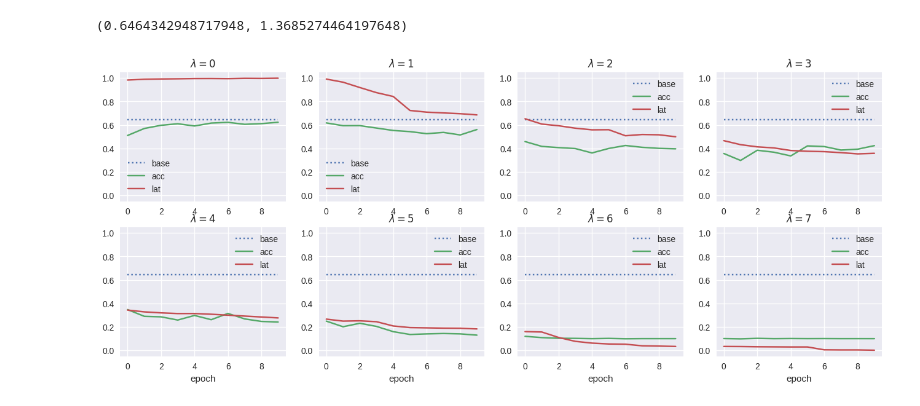
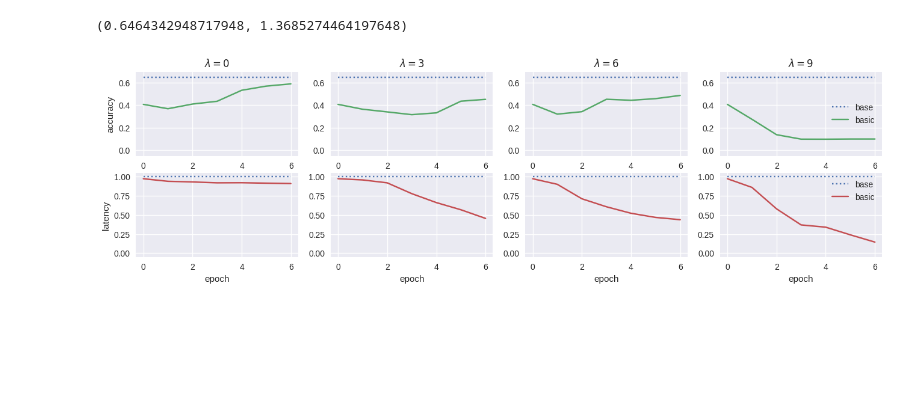
Before and after one commit to intsystems/2023-Problem-140, a Jupyter notebook: code/basic_experiment.ipynb, the cells around one changed output. Cells and saved outputs as stored; diff of their text form; code cells hidden in the pictures; blank space fills up the shorter version.

Commit message:
Update basic experiment to use mylib

```diff
--- a/code/basic_experiment.ipynb
+++ b/code/basic_experiment.ipynb
@@ -127,5 +96,5 @@ def validate(model, dataloader, device, getters: set=ALL):
 # %%
-base_acc, base_loss, _ = validate(model, test_dl, 'cuda', ACC | LOSS)
+base_acc, base_loss, _ = validate(model, utils.ACC | utils.LOSS, **valid_params)
 base_acc, base_loss
 # %% [output]
 (0.6464342948717948, 1.3685274464197648)
@@ -136,14 +101 @@ times /= times.sum()
-# %%
-def train_epoch(imodel, optimizer, lambd, dl=train_dl):
-    for i, (X, y) in enumerate(dl):
-        if X.shape[0] != 64:
-            continue
-
-        optimizer.zero_grad()
-
-        y_pred = imodel(X.to(device))
-        loss = loss_fn(y_pred, y.to(device)) + lambd * imodel.sample_gammas().dot(times)
-        loss.backward()
-
-        optimizer.step()
 # %%
@@ -191,20 +140,34 @@ for lambd in tqdm(lambds, total=len(lambds)):
 # %%
 w = 4
-fig, axs = plt.subplots(2, w, figsize=(w*4, 6))
+plt.figure(figsize=(w*4, 4))
 
-for i, key in enumerate(lambda_report):
-    if i == 8:
-        break
-    axs[i//w][i%w].set_title(rf"$\lambda={key}$")
-    axs[i//w][i%w].plot([base_acc]*EPOCHS, label='base', ls=':')
-    axs[i//w][i%w].plot(lambda_report[key]['acc_rel'], label='acc')
-    axs[i//w][i%w].plot(lambda_report[key]['lat_rel'], label='lat')
-    axs[i//w][i%w].legend()
-    if i >= w:
-      axs[i//w][i%w].set_xlabel('epoch')
-    axs[i//w][i%w].set_ylim(-0.05, 1.05)
+for i, lambd in enumerate(relaxed_report, 1):
+    plt.subplot(2, w, i)
+
+    plt.title(rf"$\lambda={lambd}$")
+
+    plt.plot([base_acc]*(EPOCHS+1), label='base', ls=':')
+    plt.plot(relaxed_report[lambd]['acc'], label='basic')
+
+    if i == 1:
+      plt.ylabel('accuracy')
+    if i == 4:
+      plt.legend()
+    plt.ylim(-0.05, base_acc + 0.05)
 
 
+    plt.subplot(2, w, i + w)
+
+    plt.plot([1]*(EPOCHS+1), label='base', ls=':')
+    plt.plot(relaxed_report[lambd]['lat'], label='basic', color='C2')
+
+    if i == 1:
+      plt.ylabel('latency')
+    if i == 4:
+      plt.legend()
+    plt.xlabel('epoch')
+    plt.ylim(-0.05, 1.05)
+
 plt.savefig(f'{figures}/convergence_rel.pdf', bbox_inches='tight')
 # %% [output]
-[figure, old version]
+[figure, new version]
```
Also changed, not shown: parts of 19 cells of this notebook.
